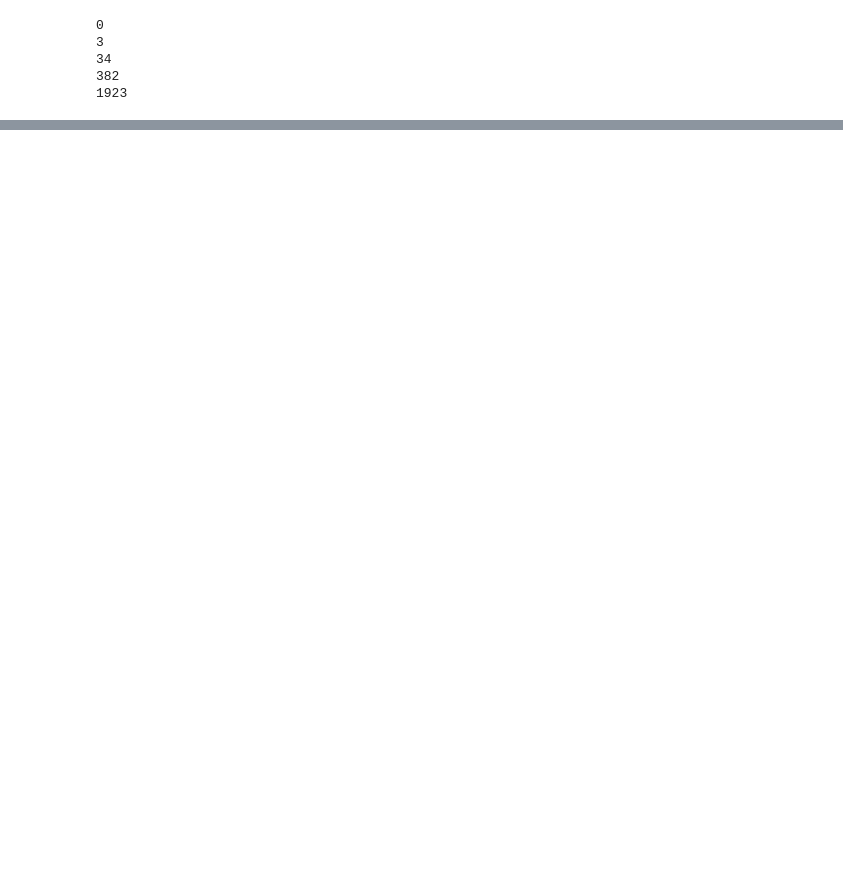
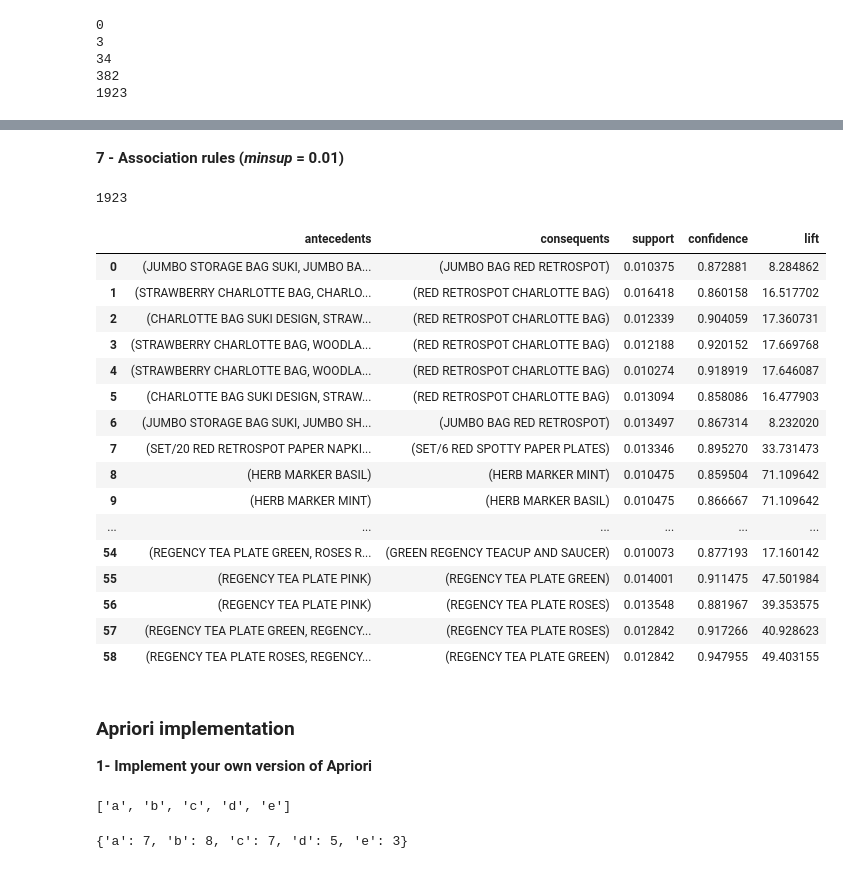
Before and after one commit to JacopoLungo/DataScienceLab, a Jupyter notebook: Labs/Lab3/Lab3.ipynb, the cells around one changed output, grey strips where cells are left out. Saved outputs shown, nothing was run; the diff lists cells and outputs as text; code cells hidden in the pictures; blank space fills up the shorter version.

```diff
--- a/Labs/Lab3/Lab3.ipynb
+++ b/Labs/Lab3/Lab3.ipynb
@@ -165,11 +165,11 @@ obtain as minsup varies?
 from mlxtend.frequent_patterns import fpgrowth
 fis=[]
 for minsup in [0.5, 0.1, 0.05, 0.02, 0.01]:
-    fi = fpgrowth(df, minsup)
+    fi = fpgrowth(df, minsup, use_colnames=True)
     print(len(fi))
     #print(fi.to_string())
     fis.append(fi)
-#To get the corrisponding itemsets use inovices[number in itemsets col - 1???]
+#To get the corrisponding itemsets use "use_colnames=True"
 # %% [output]
 0
 3
@@ -210,0 +231,50 @@ print(invoices[683])
+# %% [markdown]
+**7 - Association rules (*minsup* = 0.01)**
+# %%
+fi = fis[4]
+print(len(fi))
+#print(fi.to_string())
+res = association_rules(fi, metric = "confidence", min_threshold=0.85)
+res1 = res[["antecedents", "consequents", "support", "confidence", "lift"]]
+res1
+# %% [output]
+1923
+|  | antecedents | consequents | support | confidence | lift |
+| 0 | (JUMBO STORAGE BAG SUKI, JUMBO BA... | (JUMBO BAG RED RETROSPOT) | 0.010375 | 0.872881 | 8.284862 |
+| 1 | (STRAWBERRY CHARLOTTE BAG, CHARLO... | (RED RETROSPOT CHARLOTTE BAG) | 0.016418 | 0.860158 | 16.517702 |
+| 2 | (CHARLOTTE BAG SUKI DESIGN, STRAW... | (RED RETROSPOT CHARLOTTE BAG) | 0.012339 | 0.904059 | 17.360731 |
+| 3 | (STRAWBERRY CHARLOTTE BAG, WOODLA... | (RED RETROSPOT CHARLOTTE BAG) | 0.012188 | 0.920152 | 17.669768 |
+| 4 | (STRAWBERRY CHARLOTTE BAG, WOODLA... | (RED RETROSPOT CHARLOTTE BAG) | 0.010274 | 0.918919 | 17.646087 |
+| 5 | (CHARLOTTE BAG SUKI DESIGN, STRAW... | (RED RETROSPOT CHARLOTTE BAG) | 0.013094 | 0.858086 | 16.477903 |
+| 6 | (JUMBO STORAGE BAG SUKI, JUMBO SH... | (JUMBO BAG RED RETROSPOT) | 0.013497 | 0.867314 | 8.232020 |
+| 7 | (SET/20 RED RETROSPOT PAPER NAPKI... | (SET/6 RED SPOTTY PAPER PLATES) | 0.013346 | 0.895270 | 33.731473 |
+| 8 | (HERB MARKER BASIL) | (HERB MARKER MINT) | 0.010475 | 0.859504 | 71.109642 |
+| 9 | (HERB MARKER MINT) | (HERB MARKER BASIL) | 0.010475 | 0.866667 | 71.109642 |
+| ... | ... | ... | ... | ... | ... |
+| 54 | (REGENCY TEA PLATE GREEN, ROSES R... | (GREEN REGENCY TEACUP AND SAUCER) | 0.010073 | 0.877193 | 17.160142 |
+| 55 | (REGENCY TEA PLATE PINK) | (REGENCY TEA PLATE GREEN) | 0.014001 | 0.911475 | 47.501984 |
+| 56 | (REGENCY TEA PLATE PINK) | (REGENCY TEA PLATE ROSES) | 0.013548 | 0.881967 | 39.353575 |
+| 57 | (REGENCY TEA PLATE GREEN, REGENCY... | (REGENCY TEA PLATE ROSES) | 0.012842 | 0.917266 | 40.928623 |
+| 58 | (REGENCY TEA PLATE ROSES, REGENCY... | (REGENCY TEA PLATE GREEN) | 0.012842 | 0.947955 | 49.403155 |
+# %% [markdown]
+### Apriori implementation
+
+**1- Implement your own version of Apriori**
+# %%
+rows = [['a','b'],['b','c','d'],['a','c','d','e'],['a','d','e'],['a','b','c'],['a','b','c','d'],['b','c'],['a','b','c'],['a','b','d'],['b','c','e']]
+allItems = sorted(list(set([el for l in rows for el in l])))
+allItems
+# %% [output]
+['a', 'b', 'c', 'd', 'e']
+# %%
+#Generate all items of lenght 1 and calculating its support
+C1 = {}
+for el in allItems:
+    count = 0
+    for l in rows:
+        if el in l:
+            count+=1
+    C1[el]=count
+C1
+# %% [output]
+{'a': 7, 'b': 8, 'c': 7, 'd': 5, 'e': 3}
```
Also changed, not shown: parts of 24 cells of this notebook, 2 other files.
